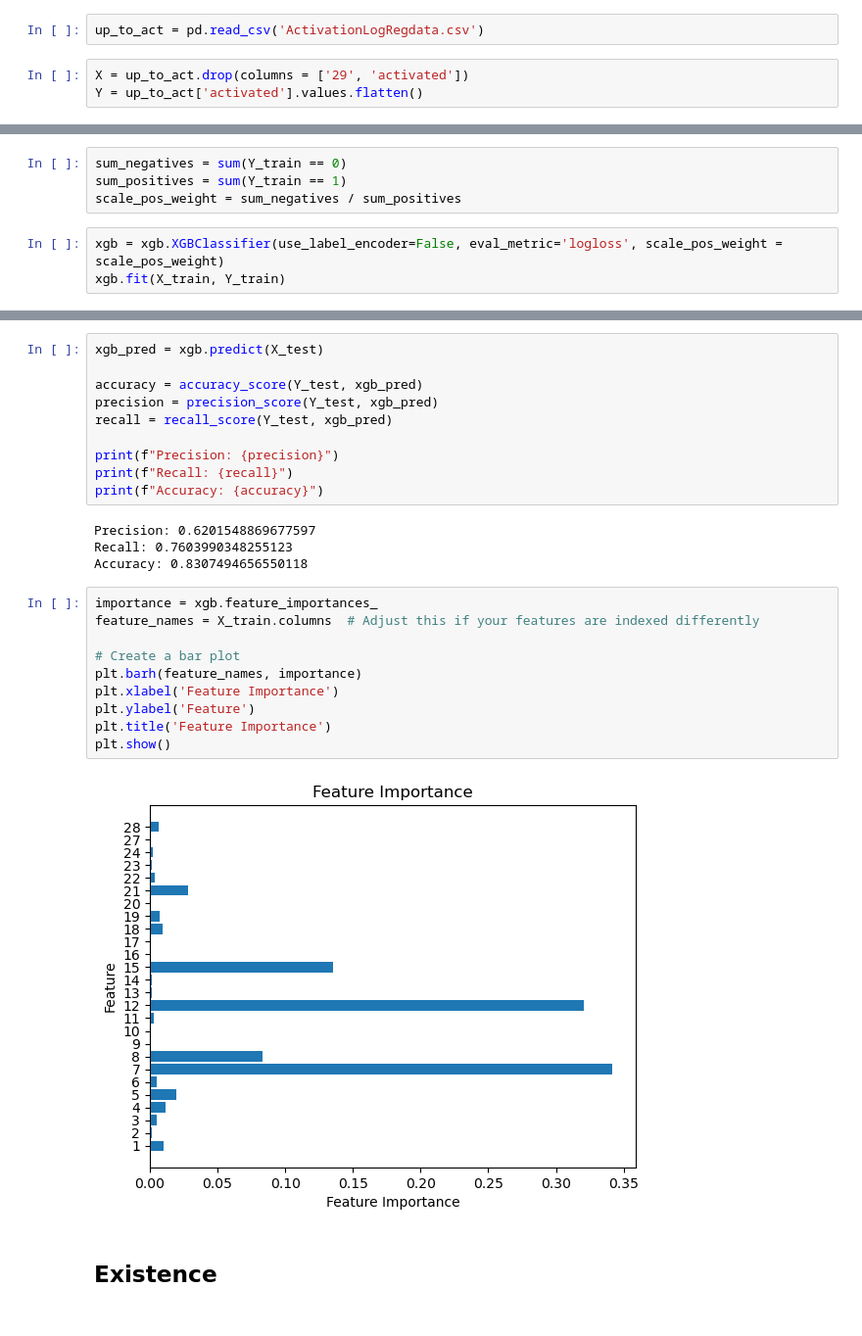
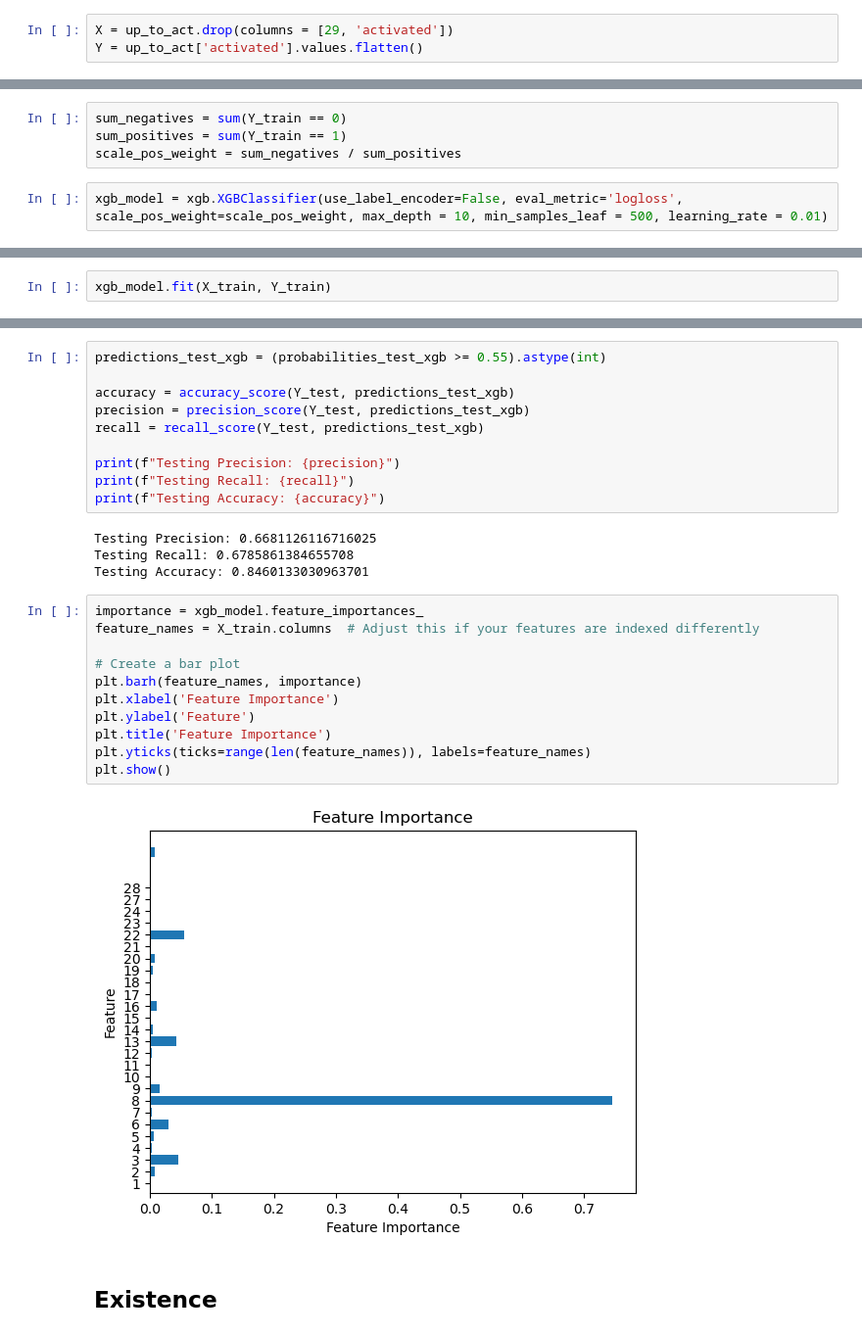
Before and after one commit to BattleCruiserRRR/MATH-M148, a Jupyter notebook: ActivationAnalysis.ipynb, the cells around one changed output, grey strips where cells are left out. Shown at 98% size. Drawn from its saved outputs; the diff is of its cells as text.

```diff
--- a/ActivationAnalysis.ipynb
+++ b/ActivationAnalysis.ipynb
@@ -376,7 +433,5 @@ from xgboost import plot_importance
-# %%
-up_to_act = pd.read_csv('ActivationLogRegdata.csv')
 # %%
-X = up_to_act.drop(columns = ['29', 'activated'])
+X = up_to_act.drop(columns = [29, 'activated'])
 Y = up_to_act['activated'].values.flatten()
 # %%
 X_train, X_test, Y_train, Y_test = train_test_split(X, Y, test_size=0.2, random_state=42)
@@ -385,5 +440,4 @@ sum_negatives = sum(Y_train == 0)
 sum_positives = sum(Y_train == 1)
 scale_pos_weight = sum_negatives / sum_positives
 # %%
-xgb = xgb.XGBClassifier(use_label_encoder=False, eval_metric='logloss', scale_pos_weight = scale_pos_weight)
-xgb.fit(X_train, Y_train)
+xgb_model = xgb.XGBClassifier(use_label_encoder=False, eval_metric='logloss', scale_pos_weight=scale_pos_weight, max_depth = 10, min_samples_leaf = 500, learning_rate = 0.01)
@@ -401,0 +444,2 @@ XGBClassifier(base_score=None, booster=None, callbacks=None,
+# %%
+xgb_model.fit(X_train, Y_train)
@@ -402,29 +491,30 @@ XGBClassifier(base_score=None, booster=None, callbacks=None,
 # %%
-xgb_pred = xgb.predict(X_test)
+predictions_test_xgb = (probabilities_test_xgb >= 0.55).astype(int)
 
-accuracy = accuracy_score(Y_test, xgb_pred)
-precision = precision_score(Y_test, xgb_pred)
-recall = recall_score(Y_test, xgb_pred)
+accuracy = accuracy_score(Y_test, predictions_test_xgb)
+precision = precision_score(Y_test, predictions_test_xgb)
+recall = recall_score(Y_test, predictions_test_xgb)
 
-print(f"Precision: {precision}")
-print(f"Recall: {recall}")
-print(f"Accuracy: {accuracy}")
+print(f"Testing Precision: {precision}")
+print(f"Testing Recall: {recall}")
+print(f"Testing Accuracy: {accuracy}")
 # %% [output]
-Precision: 0.6201548869677597
-Recall: 0.7603990348255123
-Accuracy: 0.8307494656550118
+Testing Precision: 0.6681126116716025
+Testing Recall: 0.6785861384655708
+Testing Accuracy: 0.8460133030963701
 # %%
-importance = xgb.feature_importances_
+importance = xgb_model.feature_importances_
 feature_names = X_train.columns  # Adjust this if your features are indexed differently
 
 # Create a bar plot
 plt.barh(feature_names, importance)
 plt.xlabel('Feature Importance')
 plt.ylabel('Feature')
 plt.title('Feature Importance')
+plt.yticks(ticks=range(len(feature_names)), labels=feature_names)
 plt.show()
 # %% [output]
-[figure, old version]
+[figure, new version]
 # %% [markdown]
 ## Existence
 # %%
```
Also changed, not shown: parts of 157 cells of this notebook.
